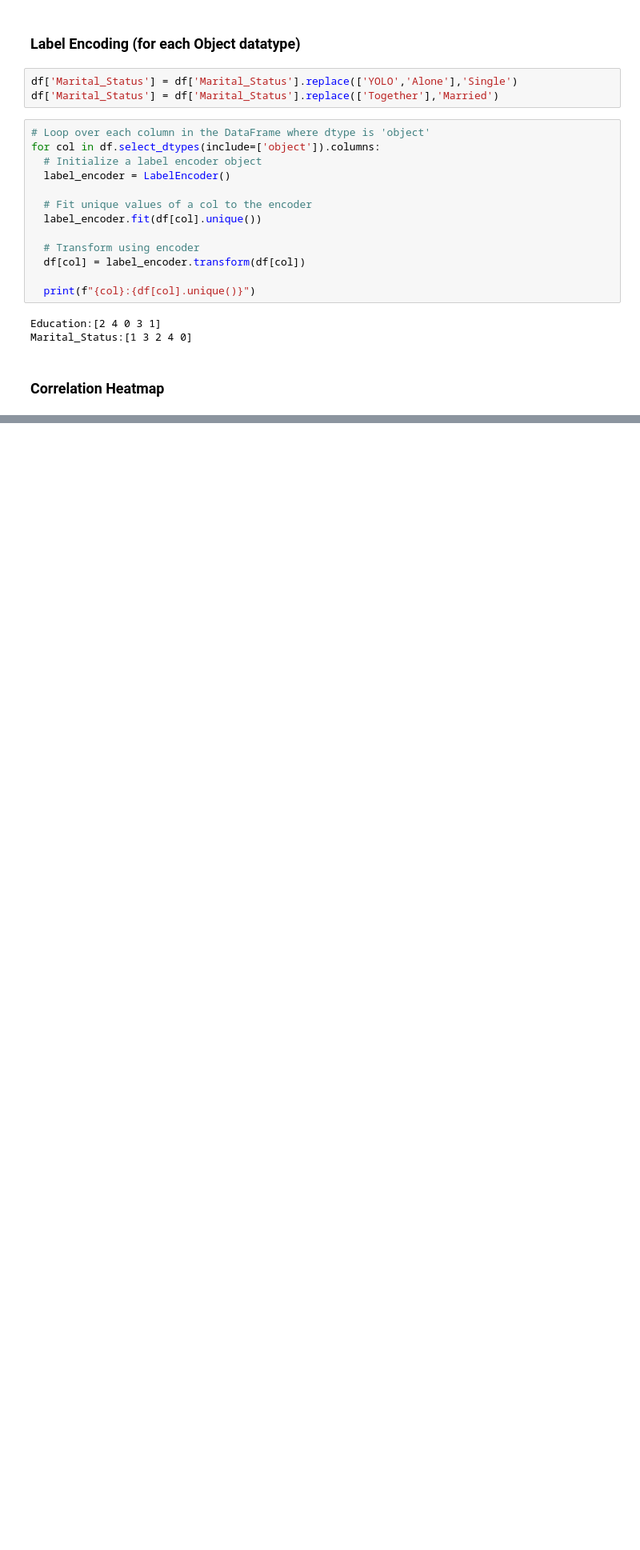
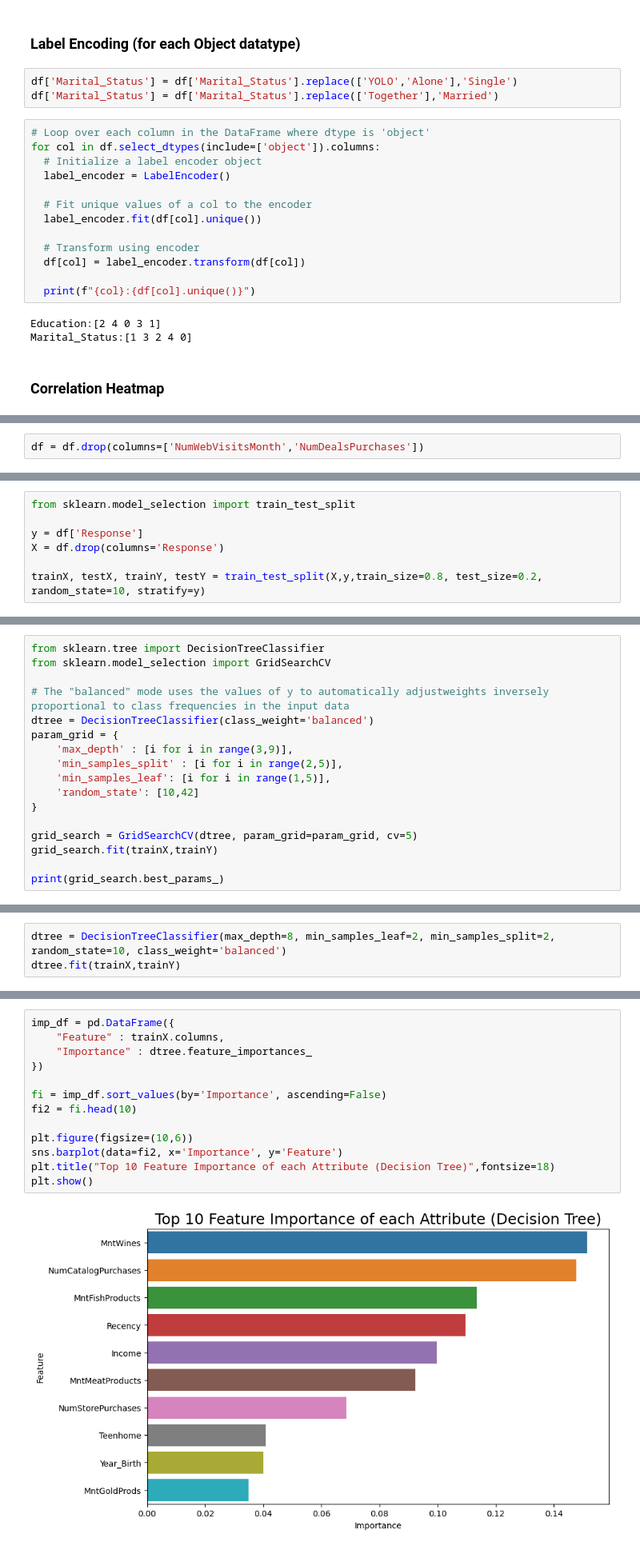
Before and after one commit to jigarsiddhpura/Superstore_Marketing_Campaign_Prediction, a Jupyter notebook: Superstore_Marketing_Campaign_Prediction.ipynb, the cells around one changed output, grey strips where cells are left out. Shown at 80% size. Saved outputs shown, nothing was run; the diff lists cells and outputs as text; blank space fills up the shorter version.

Commit message:
Applied Decision Tree

```diff
--- a/Superstore_Marketing_Campaign_Prediction.ipynb
+++ b/Superstore_Marketing_Campaign_Prediction.ipynb
@@ -289,0 +342,2 @@ sns.heatmap(df.corr(),annot=True)
+# %%
+df = df.drop(columns=['NumWebVisitsMonth','NumDealsPurchases'])
@@ -289,0 +346,7 @@ sns.heatmap(df.corr(),annot=True)
+# %%
+from sklearn.model_selection import train_test_split
+
+y = df['Response']
+X = df.drop(columns='Response')
+
+trainX, testX, trainY, testY = train_test_split(X,y,train_size=0.8, test_size=0.2, random_state=10, stratify=y)
@@ -289,0 +372,17 @@ sns.heatmap(df.corr(),annot=True)
+# %%
+from sklearn.tree import DecisionTreeClassifier
+from sklearn.model_selection import GridSearchCV
+
+# The "balanced" mode uses the values of y to automatically adjustweights inversely proportional to class frequencies in the input data
+dtree = DecisionTreeClassifier(class_weight='balanced')
+param_grid = {
+    'max_depth' : [i for i in range(3,9)],
+    'min_samples_split' : [i for i in range(2,5)],
+    'min_samples_leaf': [i for i in range(1,5)],
+    'random_state': [10,42]
+}
+
+grid_search = GridSearchCV(dtree, param_grid=param_grid, cv=5)
+grid_search.fit(trainX,trainY)
+
+print(grid_search.best_params_)
@@ -289,0 +391,3 @@ sns.heatmap(df.corr(),annot=True)
+# %%
+dtree = DecisionTreeClassifier(max_depth=8, min_samples_leaf=2, min_samples_split=2, random_state=10, class_weight='balanced')
+dtree.fit(trainX,trainY)
@@ -289,0 +424,15 @@ sns.heatmap(df.corr(),annot=True)
+# %%
+imp_df = pd.DataFrame({
+    "Feature" : trainX.columns,
+    "Importance" : dtree.feature_importances_
+})
+
+fi = imp_df.sort_values(by='Importance', ascending=False)
+fi2 = fi.head(10)
+
+plt.figure(figsize=(10,6))
+sns.barplot(data=fi2, x='Importance', y='Feature')
+plt.title("Top 10 Feature Importance of each Attribute (Decision Tree)",fontsize=18)
+plt.show()
+# %% [output]
+[figure, added]
```
Also changed, not shown: parts of 20 cells of this notebook.
